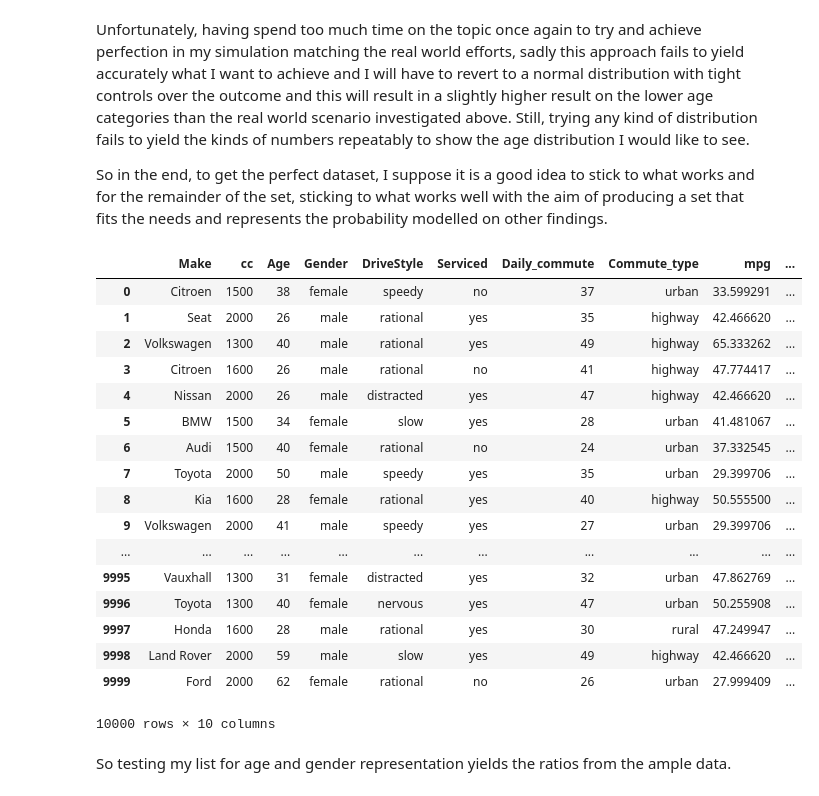
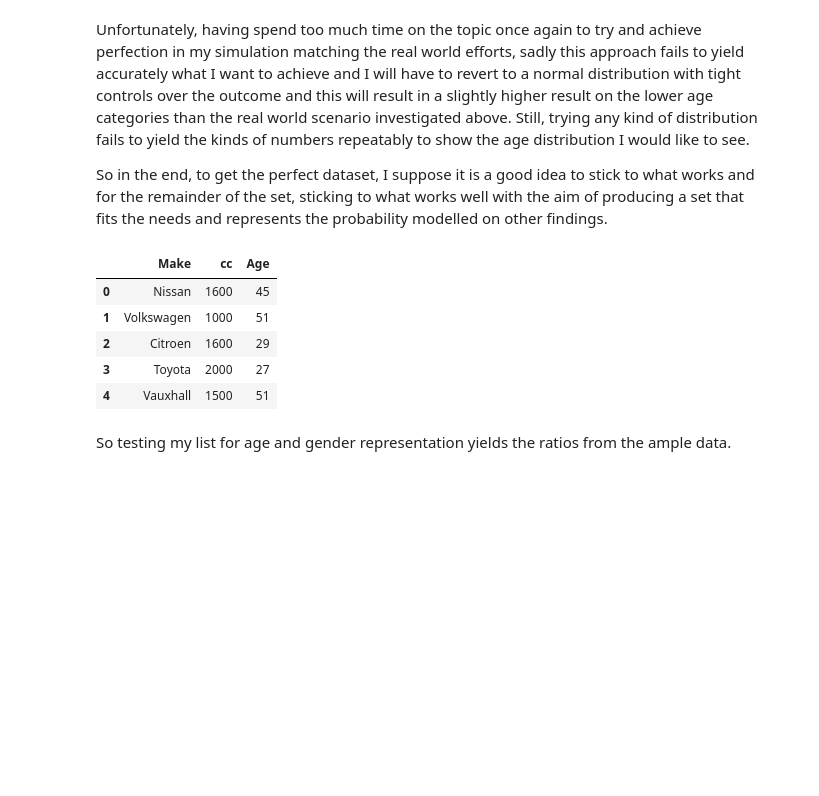
Before and after one commit to G00364778/52465_project, a Jupyter notebook: creating_a_realistic_fictional_dataset.ipynb, the cells around one changed output. Drawn from its saved outputs; the diff is of its cells as text; code cells hidden in the pictures; blank space fills up the shorter version.

```diff
--- a/creating_a_realistic_fictional_dataset.ipynb
+++ b/creating_a_realistic_fictional_dataset.ipynb
@@ -392,33 +405,21 @@ So in the end, to get the perfect dataset, I suppose it is a good idea to stick
 # %%
 import numpy as np                                                # import numpy to generate randowm number
 import numpy.random as rnd
 age=[17, 21, 25, 30, 40, 50, 60, 70, 80]                          # create an array of ages to use
 dist=np.array([1.3, 4.5, 8.9, 23.6, 21.8, 17.7, 13.3, 6.7, 2.2])  # set the distribution probabilities for the ages above
 dist=dist/100                                                     # devide the probabilities for campatibility to random choice
 
 a=rnd.choice(age,nsamples,p=dist) # generate the age set from the tables above
 b=rnd.randint(-5,5,nsamples)      # add futher ramdomisation to the selection to create agres between sample set in list
 df['Age']=a+b                     # add the result of the random choice and offset to the dataframe list
-df
+df.head(5)
 # %% [output]
-|  | Make | cc | Age | Gender | DriveStyle | Serviced | Daily_commute | Commute_type | mpg | ... |
-| 0 | Citroen | 1500 | 38 | female | speedy | no | 37 | urban | 33.599291 | ... |
-| 1 | Seat | 2000 | 26 | male | rational | yes | 35 | highway | 42.466620 | ... |
-| 2 | Volkswagen | 1300 | 40 | male | rational | yes | 49 | highway | 65.333262 | ... |
-| 3 | Citroen | 1600 | 26 | male | rational | no | 41 | highway | 47.774417 | ... |
-| 4 | Nissan | 2000 | 26 | male | distracted | yes | 47 | highway | 42.466620 | ... |
-| 5 | BMW | 1500 | 34 | female | slow | yes | 28 | urban | 41.481067 | ... |
-| 6 | Audi | 1500 | 40 | female | rational | no | 24 | urban | 37.332545 | ... |
-| 7 | Toyota | 2000 | 50 | male | speedy | yes | 35 | urban | 29.399706 | ... |
-| 8 | Kia | 1600 | 28 | female | rational | yes | 40 | highway | 50.555500 | ... |
-| 9 | Volkswagen | 2000 | 41 | male | speedy | yes | 27 | urban | 29.399706 | ... |
-| ... | ... | ... | ... | ... | ... | ... | ... | ... | ... | ... |
-| 9995 | Vauxhall | 1300 | 31 | female | distracted | yes | 32 | urban | 47.862769 | ... |
-| 9996 | Toyota | 1300 | 40 | female | nervous | yes | 47 | urban | 50.255908 | ... |
-| 9997 | Honda | 1600 | 28 | male | rational | yes | 30 | rural | 47.249947 | ... |
-| 9998 | Land Rover | 2000 | 59 | male | slow | yes | 49 | highway | 42.466620 | ... |
-| 9999 | Ford | 2000 | 62 | female | rational | no | 26 | urban | 27.999409 | ... |
+|  | Make | cc | Age |
+| 0 | Nissan | 1600 | 45 |
+| 1 | Volkswagen | 1000 | 51 |
+| 2 | Citroen | 1600 | 29 |
+| 3 | Toyota | 2000 | 27 |
+| 4 | Vauxhall | 1500 | 51 |
-10000 rows × 10 columns
 # %% [markdown]
 So testing my list for age and gender representation yields the ratios from the ample data.
 # %% [markdown]
```
Also changed, not shown: parts of 16 cells of this notebook, 1 other file.
